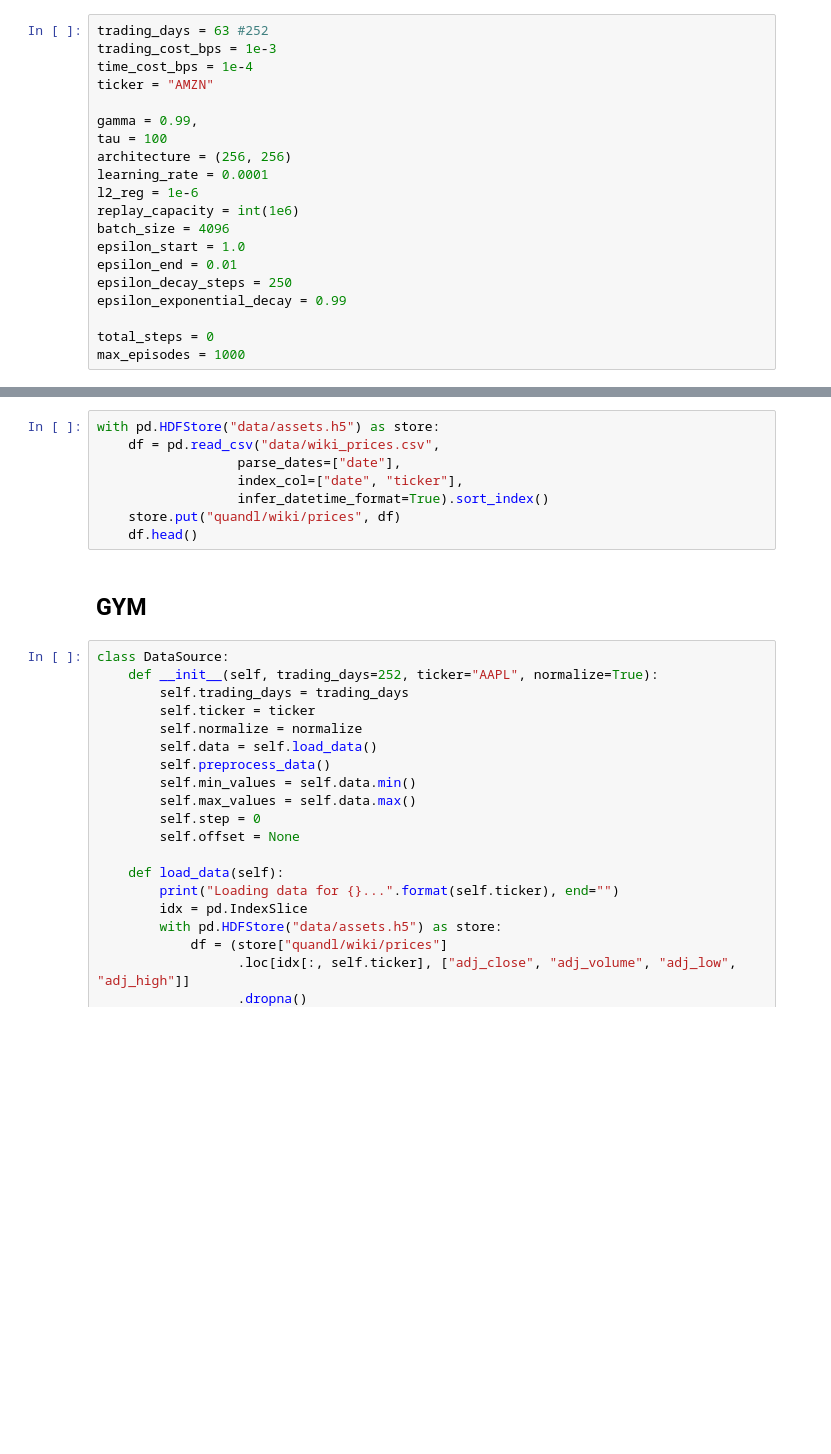
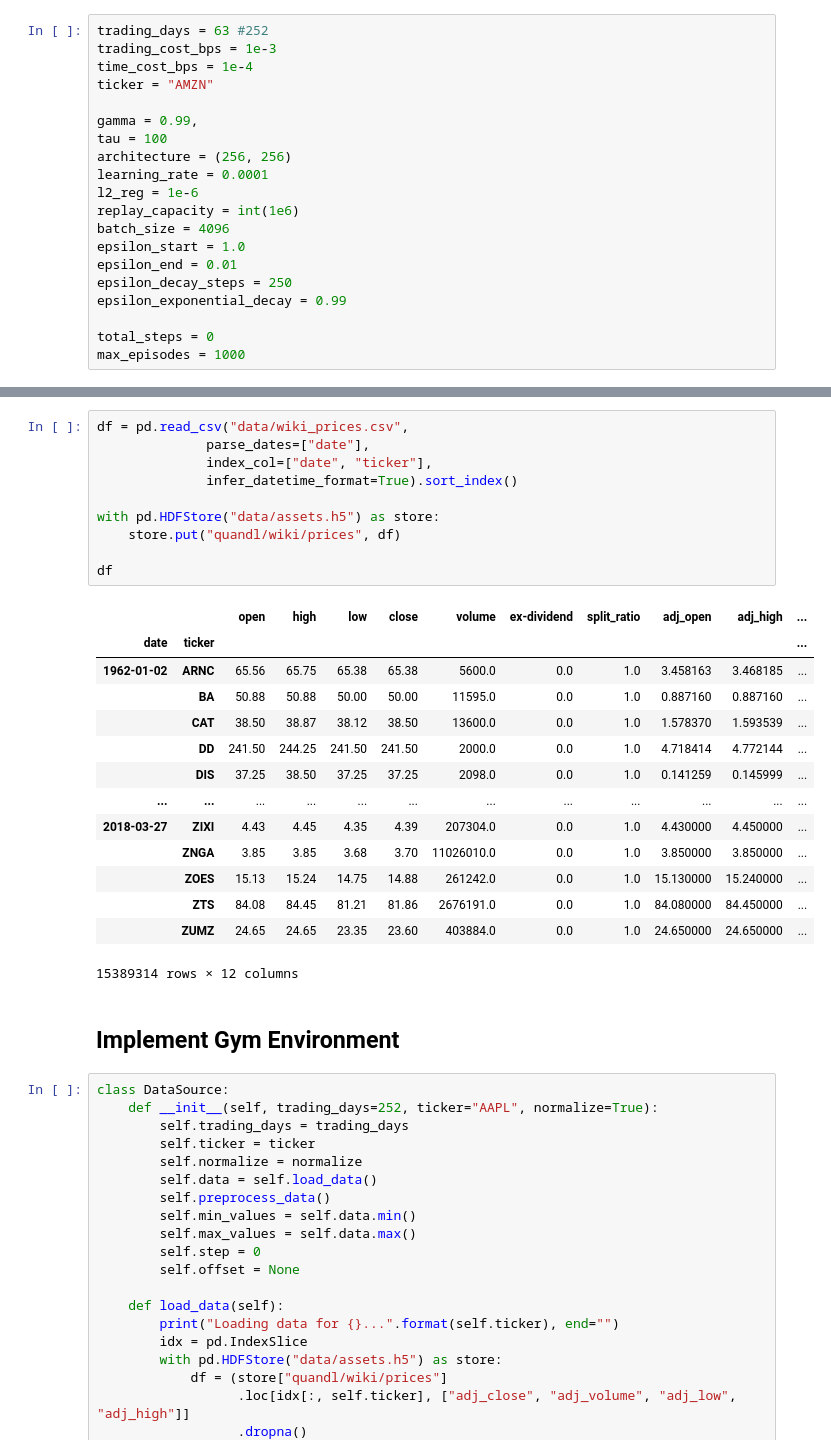
Before and after one commit to jimmyland22/CMPE260, a Jupyter notebook: CMPE260_Proj.ipynb, the cells around one changed output, grey strips where cells are left out. Drawn from its saved outputs; the diff is of its cells as text; blank space fills up the shorter version.

```diff
--- a/CMPE260_Proj.ipynb
+++ b/CMPE260_Proj.ipynb
@@ -122,15 +145,32 @@ Archive:  /content/CMPE260/data/part_6.zip
   inflating: temp/xaf.csv
 Merging *.csv files...done!
 # %%
+df = pd.read_csv("data/wiki_prices.csv",
+              parse_dates=["date"],
+              index_col=["date", "ticker"],
+              infer_datetime_format=True).sort_index()
+
 with pd.HDFStore("data/assets.h5") as store:
-    df = pd.read_csv("data/wiki_prices.csv",
-                  parse_dates=["date"],
-                  index_col=["date", "ticker"],
-                  infer_datetime_format=True).sort_index()
     store.put("quandl/wiki/prices", df)
-    df.head()
+
+df
+# %% [output]
+|  |  | open | high | low | close | volume | ex-dividend | split_ratio | adj_open | adj_high | ... |
+| date | ticker |  |  |  |  |  |  |  |  |  | ... |
+| 1962-01-02 | ARNC | 65.56 | 65.75 | 65.38 | 65.38 | 5600.0 | 0.0 | 1.0 | 3.458163 | 3.468185 | ... |
+|  | BA | 50.88 | 50.88 | 50.00 | 50.00 | 11595.0 | 0.0 | 1.0 | 0.887160 | 0.887160 | ... |
+|  | CAT | 38.50 | 38.87 | 38.12 | 38.50 | 13600.0 | 0.0 | 1.0 | 1.578370 | 1.593539 | ... |
+|  | DD | 241.50 | 244.25 | 241.50 | 241.50 | 2000.0 | 0.0 | 1.0 | 4.718414 | 4.772144 | ... |
+|  | DIS | 37.25 | 38.50 | 37.25 | 37.25 | 2098.0 | 0.0 | 1.0 | 0.141259 | 0.145999 | ... |
+| ... | ... | ... | ... | ... | ... | ... | ... | ... | ... | ... | ... |
+| 2018-03-27 | ZIXI | 4.43 | 4.45 | 4.35 | 4.39 | 207304.0 | 0.0 | 1.0 | 4.430000 | 4.450000 | ... |
+|  | ZNGA | 3.85 | 3.85 | 3.68 | 3.70 | 11026010.0 | 0.0 | 1.0 | 3.850000 | 3.850000 | ... |
+|  | ZOES | 15.13 | 15.24 | 14.75 | 14.88 | 261242.0 | 0.0 | 1.0 | 15.130000 | 15.240000 | ... |
+|  | ZTS | 84.08 | 84.45 | 81.21 | 81.86 | 2676191.0 | 0.0 | 1.0 | 84.080000 | 84.450000 | ... |
+|  | ZUMZ | 24.65 | 24.65 | 23.35 | 23.60 | 403884.0 | 0.0 | 1.0 | 24.650000 | 24.650000 | ... |
+15389314 rows × 12 columns
-# %% [markdown]
-## GYM
+# %% [markdown]
+## Implement Gym Environment
 # %%
 class DataSource:
     def __init__(self, trading_days=252, ticker="AAPL", normalize=True):
```
Also changed, not shown: parts of 24 cells of this notebook.
